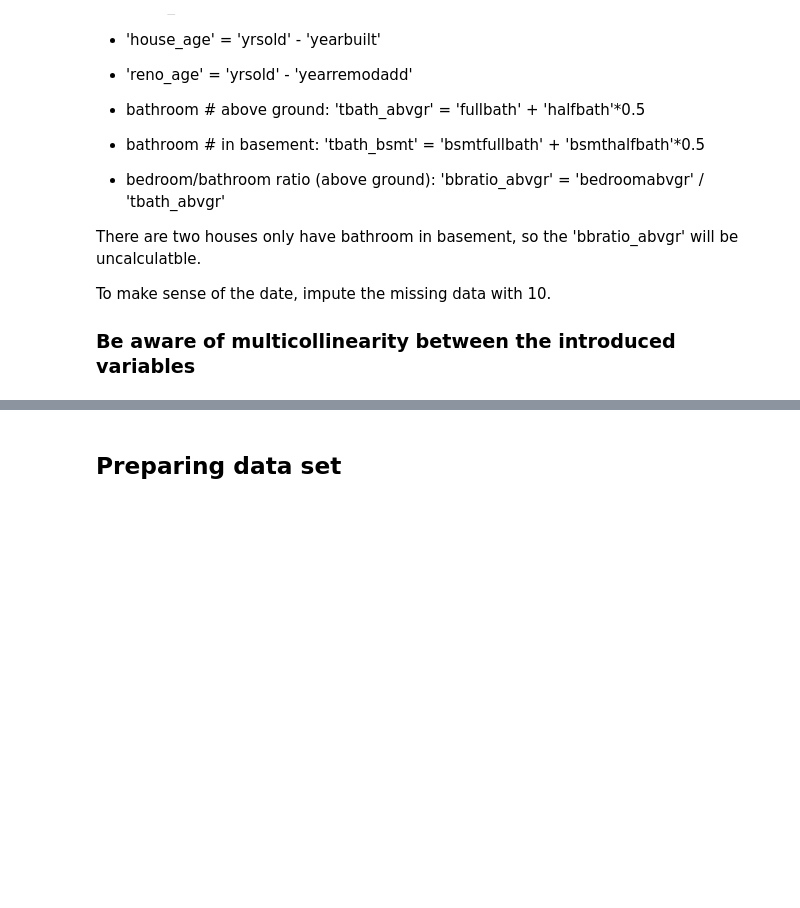
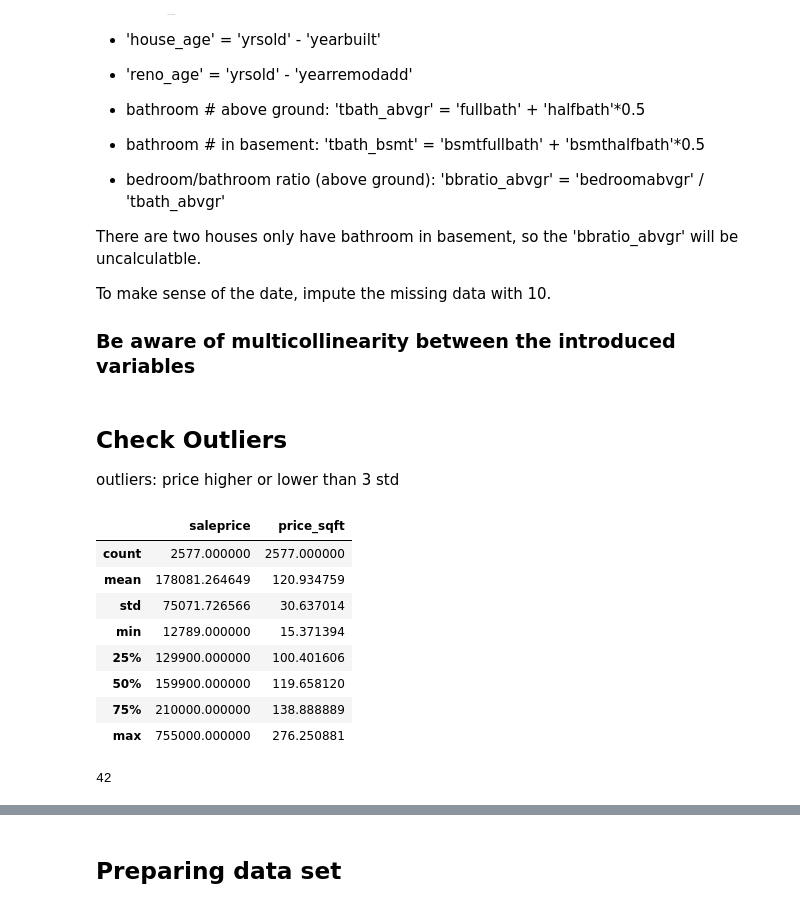
Before and after one commit to valgarland/MLProject_PP, a Jupyter notebook: EDA and Data Cleaning.ipynb, the cells around one changed output, grey strips where cells are left out. Saved outputs shown, nothing was run; the diff lists cells and outputs as text; code cells hidden in the pictures; blank space fills up the shorter version.

```diff
--- a/EDA and Data Cleaning.ipynb
+++ b/EDA and Data Cleaning.ipynb
@@ -97,3 +126,26 @@ ames2['tbath'] = ames2['tbath_abvgr'] + ames2['tbath_bsmt']
 ames2['bbratio_abvgr'] = ames['bedroomabvgr']/ames2['tbath_abvgr']
 ames2.loc[ames2['bbratio_abvgr'].isnull(),'bbratio_abvgr'] = 10
 ames2.loc[ames2['bbratio_abvgr']>10,'bbratio_abvgr'] = 10
+# %% [markdown]
+## Check Outliers
+
+outliers: price higher or lower than 3 std
+# %%
+ames2[['saleprice','price_sqft']].describe()
+# %% [output]
+|  | saleprice | price_sqft |
+| count | 2577.000000 | 2577.000000 |
+| mean | 178081.264649 | 120.934759 |
+| std | 75071.726566 | 30.637014 |
+| min | 12789.000000 | 15.371394 |
+| 25% | 129900.000000 | 100.401606 |
+| 50% | 159900.000000 | 119.658120 |
+| 75% | 210000.000000 | 138.888889 |
+| max | 755000.000000 | 276.250881 |
+# %%
+price_outliers = ames2[((ames2['saleprice'] - ames2['saleprice'].mean())/ames2['saleprice'].std() > 3) | \
+     ((ames2['saleprice'] - ames2['saleprice'].mean())/ames2['saleprice'].std() < -3)]
+outliersp = price_outliers.pid.tolist()
+len(price_outliers)
+# %% [output]
+42
```
Also changed, not shown: parts of 29 cells of this notebook.
